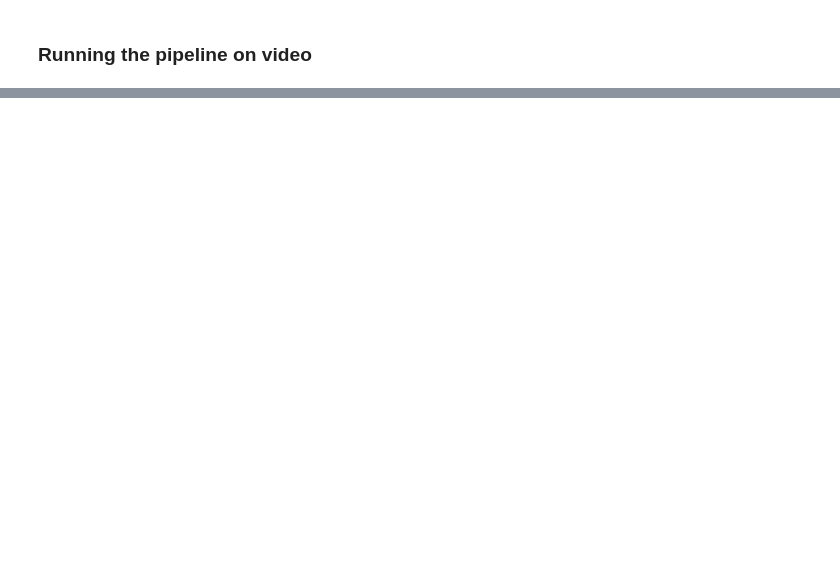
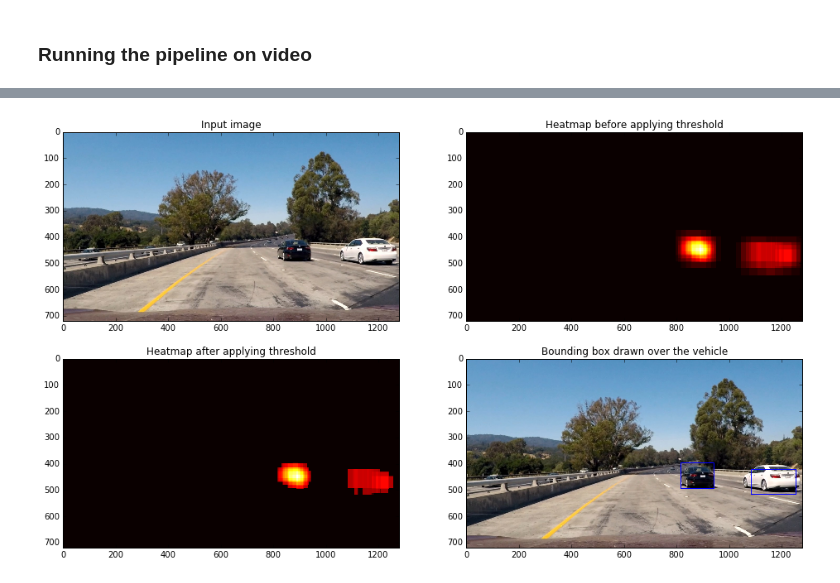
Before and after one commit to nikhil-sinnarkar/CarND-Vehicle-Detection-master, a Jupyter notebook: Notebook.ipynb, the cells around one changed output, grey strips where cells are left out. Cells and saved outputs as stored; diff of their text form; code cells hidden in the pictures; blank space fills up the shorter version.

```diff
--- a/Notebook.ipynb
+++ b/Notebook.ipynb
@@ -454,0 +511,6 @@ Wall time: 2min 30s
+# %%
+img = mpimg.imread('./test_images/test1.jpg')
+video_processor = VideoProcessor()
+img = video_processor.pipeline(img)
+# %% [output]
+[figure, added]
```
Also changed, not shown: parts of 14 cells of this notebook.
